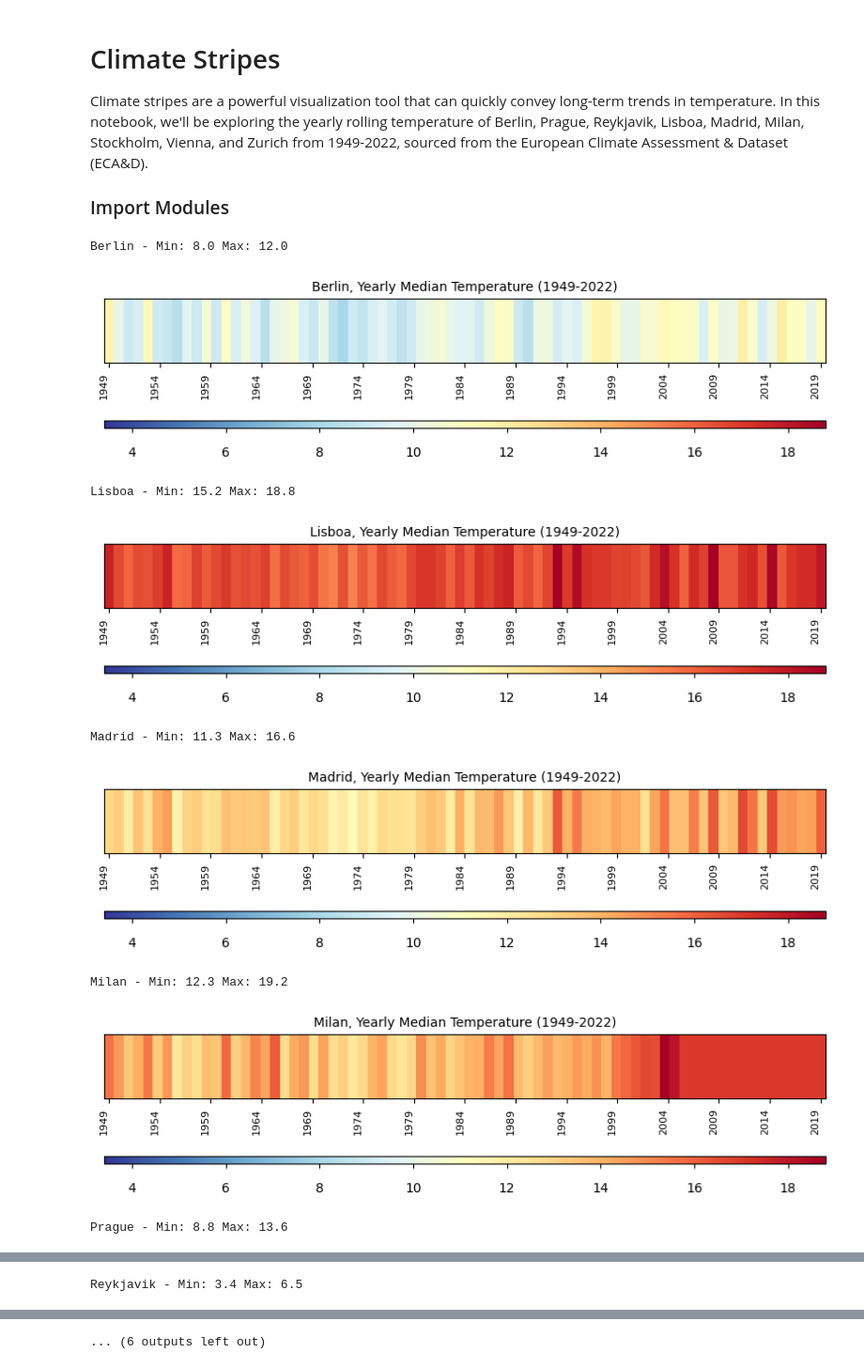
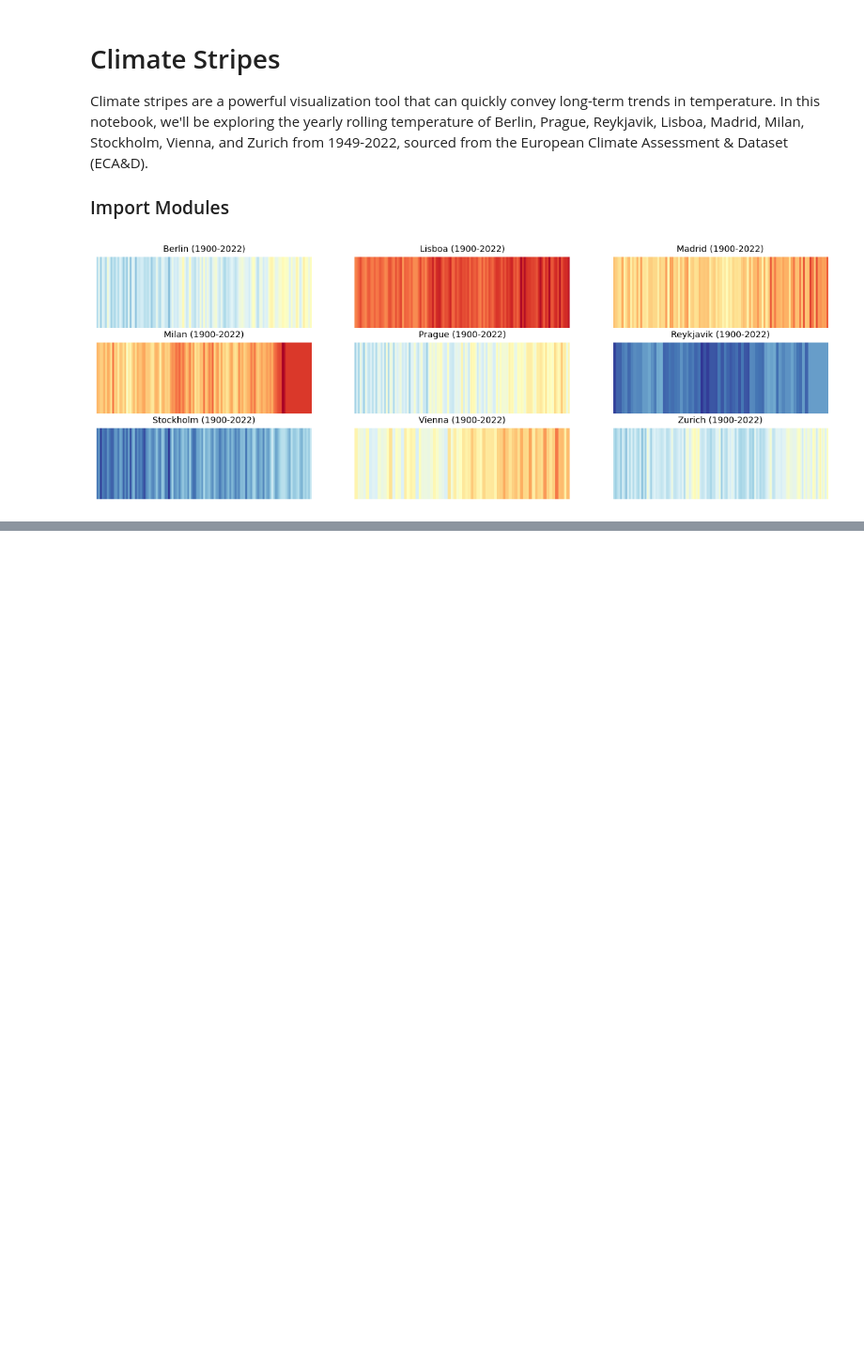
Before and after one commit to kayesokua/data-science-notes, a Jupyter notebook: 03_climate_europe.ipynb, the cells around one changed output, grey strips where cells are left out. Shown: that part at 94% size. Cells and saved outputs as stored; diff of their text form; code cells hidden in the pictures; blank space fills up the shorter version.

```diff
--- a/03_climate_europe.ipynb
+++ b/03_climate_europe.ipynb
@@ -12,7 +12,15 @@ import seaborn as sns
 # %%
 cities = ['berlin', 'lisboa', 'madrid', 'milan', 'prague', 'reykjavik', 'stockholm', 'vienna', 'zurich']
 
-for city in cities:
+# Create subplots for each city
+fig, axes = plt.subplots(nrows=3, ncols=3, figsize=(15, 5))
+
+# Loop over cities and plot climate stripes in each subplot
+for i, city in enumerate(cities):
+    row, col = divmod(i, 3)
+
+    ax = axes[row, col]
+
     # Load Data
     df = pd.read_csv(f'data/eca/{city}.txt', delimiter=',')
     df.columns = df.columns.str.strip()
@@ -30,53 +38,35 @@ for city in cities:
         if len(missing_rows) == 0:
             return df
         for index, row in missing_rows.iterrows():
             prev_year_celsius = None
             year = index.year
             while prev_year_celsius is None and year >= df.index.min().year:
                 try:
                     prev_year_celsius = df.loc[f'{year-1}-{index.month}-{index.day}']['celsius']
                 except KeyError:
                     # Handle leap year
                     if index.month == 2 and index.day == 29:
                         prev_year_celsius = df.loc[f'{year-1}-02-28']['celsius']
                     year -= 1
             if prev_year_celsius is None:
                 prev_year_celsius = 0
             df.at[index, 'celsius'] = prev_year_celsius
         return replace_missing_celsius(df)
 
     df = replace_missing_celsius(df)
 
     # Slice DataFrame to only include dates up until the end of the previous year
-    df_1949_2022 = df.loc['1949-01-01':'2022-12-31']
+    df_1949_2022 = df.loc['1900-01-01':'2022-12-31']
 
     # Calculate median temperatures based on modified DataFrame
     df_median_temps = df_1949_2022.groupby('year')['celsius'].median()
     city_avg_celsius = df_median_temps.tolist()
 
-    # Define the color map and normalization
     cmap = plt.cm.get_cmap('RdYlBu_r')
     norm = plt.Normalize(3.4, 18.8)
-    print(f'{city.capitalize()} - Min: {np.min(city_avg_celsius)} Max: {np.max(city_avg_celsius)}')
-    fig, ax = plt.subplots(figsize=(10, 2))
+    #print(f'{city.capitalize()} - Min: {np.min(city_avg_celsius)} Max: {np.max(city_avg_celsius)}')
     image = ax.imshow([city_avg_celsius], cmap=cmap, aspect='auto', norm=norm)
-    cbar = plt.colorbar(image, ax=ax, orientation='horizontal', pad=0.4, aspect=90)
-    cbar.ax.tick_params(labelsize=10)
-    cbar.ax.tick_params(axis='x', pad=10)  # add a margin on top
-    years = np.arange(1949, 2022, 5)
-    ax.set_xticks(np.linspace(0, len(city_avg_celsius)-1, len(years)))
-    ax.set_xticklabels(years, fontsize=8, rotation=90, ha='right')
-    ax.set_yticks([])
-    ax.set_ylabel('')
-    plt.title(f'{city.capitalize()}, Yearly Median Temperature (1949-2022)', fontsize=10)
-    plt.show()
+    ax.set_axis_off()
+    ax.set_title(f'{city.capitalize()} (1900-2022)', fontsize=10)
 # %% [output]
-Berlin - Min: 8.0 Max: 12.0
-[figure, old version]
+[figure, new version]
-Lisboa - Min: 15.2 Max: 18.8
-[figure, removed]
-Madrid - Min: 11.3 Max: 16.6
-[figure, removed]
-Milan - Min: 12.3 Max: 19.2
-[figure, removed]
-Prague - Min: 8.8 Max: 13.6
@@ -84 +72,0 @@ Prague - Min: 8.8 Max: 13.6
-Reykjavik - Min: 3.4 Max: 6.5
@@ -86,2 +73 @@ Reykjavik - Min: 3.4 Max: 6.5
-... (6 outputs left out)
 # %%
```
Also changed, not shown: parts of 2 cells of this notebook, 1 other file.
